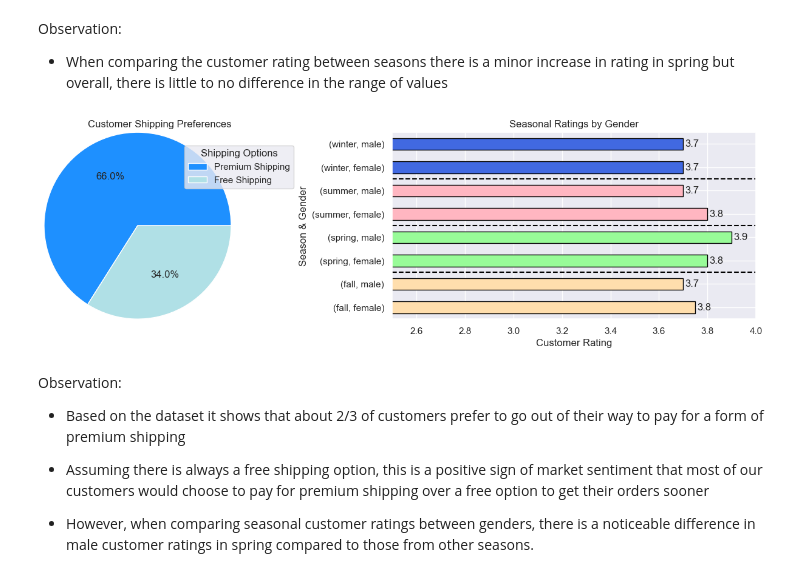
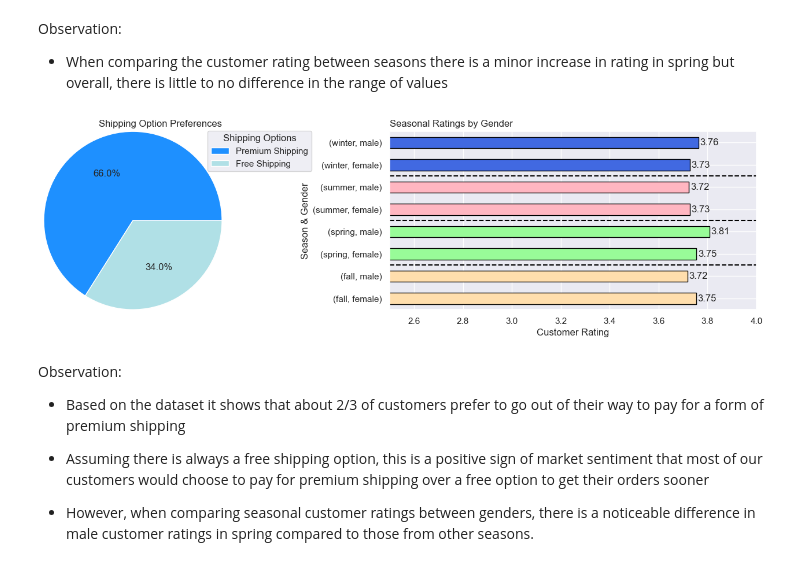
Before and after one commit to jasondo-da/shopping_behavior_analysis, a Jupyter notebook: shopping_behavior_analysis.ipynb, the cells around one changed output. Saved outputs shown, nothing was run; the diff lists cells and outputs as text; code cells hidden in the pictures.

```diff
--- a/shopping_behavior_analysis.ipynb
+++ b/shopping_behavior_analysis.ipynb
@@ -360,13 +378,9 @@ us_state_to_abbrev = {'Alabama': 'AL',
                       'District of Columbia': 'DC',
                       'Puerto Rico': 'PR'}
 # %%
-# Calculating the aggregate number of customers per state and turning the aggregate
-# data into a DataFrame
-state_count = df.groupby('location').agg({'gender': 'count'}).to_dict()
-state_data = pd.DataFrame.from_dict(state_count)
-# Giving the DataFrame an index and renaming the new columns
-state_data.reset_index(inplace=True)
-state_data.rename(columns={'index': 'state', 'gender': 'total_state_customers'}, inplace=True)
+# Calculating the aggregate number of customers per state and converting the aggregate data into a DataFrame
+state_data = df.groupby('location').agg({'gender': 'count'}).reset_index()
+state_data.rename(columns={'location': 'state', 'gender': 'total_state_customers'}, inplace=True)
 # Converting full state names to their abbreviations to match with the state data in the
 # Choropleth map to display a heatmap of US customers
 state_data['state'] = state_data['state'].str.title()
@@ -493,8 +507,10 @@ us_map = folium.Map([43, -100],
                     zoom_start=4,
                     font_size=15)
 
+# Getting the geo json file for map outline
 us_states = requests.get('https://raw.githubusercontent.com/python-visualization/folium-example-data/main/us_states.json').json()
 
+# Creating color map based on total customers per state
 folium.Choropleth(geo_data=us_states,
                   data=state_data,
                   line_weight=1.5,
@@ -513,12 +529,11 @@ for col in map_icons:
                                     icon='info-sign')).add_to(us_map)
 
     folium.CircleMarker(location=[col[2], col[3]],
-                        radius=10,
+                        radius=7,
                         popup=col[0],
                         color='red',
                         fill_color='red').add_to(us_map)
 
-us_map.save('us_map.html')
 us_map
 # %% [output]
 [interactive output not drawn]
@@ -791,8 +798,8 @@ Observation:
 
 - When comparing the customer rating between seasons there is a minor increase in rating in spring but overall, there is little to no difference in the range of values
 # %%
-
-fig, (axis1, axis2) = plt.subplots(1, 2, figsize=(17, 4))
+# Setting figure size and subplot id
+fig, (axis1, axis2) = plt.subplots(1, 2, figsize=(18, 4))
 
 # Another method to measure customer sentiment is to find which customers spend
 # extra money for a premium shipping option. (This is assuming that there is always a
@@ -806,53 +813,53 @@ df['shipping_type'].value_counts().plot(kind='pie',
                                         colors=['dodgerblue', 'powderblue'],
                                         radius=1.25,
                                         ax=axis1)
-
-plt.title('Customer Shipping Preferences',
+plt.title('Shipping Option Preferences',
           loc='right')
 plt.legend(['Premium Shipping', 'Free Shipping'],
            title='Shipping Options',
-           loc=[0.75, 0.7])
+           loc=[0.92, 0.775])
 
-
-#
+# Grouping by seasons and genders and aggregating the average value for customer rating will reveal
+# a more accurate representation of customer satisfaction from different demographics throughout the year
 plt.subplot(1, 2, 2)
-seasonal_rating_gen = df.groupby(['season', 'gender']).agg({'customer_rating': 'median'}).plot(kind='barh',
+seasonal_rating_gen = df.groupby(['season', 'gender']).agg({'customer_rating': 'mean'}).plot(kind='barh',
                                                                                                edgecolor='black',
                                                                                                ax=axis2)
-# Colors list for loop
+# Color list to use in loop
 colors = ['navajowhite', 'navajowhite', 'palegreen', 'palegreen', 'lightpink', 'lightpink', 'royalblue', 'royalblue']
 # Loop for setting colors of specific bars in graph
 for patch, color in zip(seasonal_rating_gen.patches, colors):
     patch.set_facecolor(color)
 
-# Creating loop to display numeric value on graphs
+# Creating loop to display numeric value on graph
 for r in seasonal_rating_gen.patches:
     y_value = r.get_y() + (r.get_height() - 0.075) / 2
     x_value = r.get_width()
-    label = '{:.1f}'.format(x_value)
+    label = '{:.2f}'.format(x_value)
     seasonal_rating_gen.annotate(label,
                                 (x_value, y_value),
                                 xytext=(2, 1),
                                 textcoords='offset points',
                                 ha='left',
                                 va='center')
 plt.axhline(y=1.5,
             color='black',
             linestyle='--')
 plt.axhline(y=3.5,
             color='black',
             linestyle='--')
 plt.axhline(y=5.5,
             color='black',
             linestyle='--')
-plt.title('Seasonal Ratings by Gender')
+plt.title('Seasonal Ratings by Gender',
+          loc='left')
 plt.xlabel('Customer Rating')
 plt.xlim(df['customer_rating'].min(), 4)
 plt.ylabel('Season & Gender')
 seasonal_rating_gen.get_legend().remove()
 plt.show()
 # %% [output]
-[figure, old version]
+[figure, new version]
 # %% [markdown]
 Observation:
 
```
Also changed, not shown: parts of 26 cells of this notebook.
